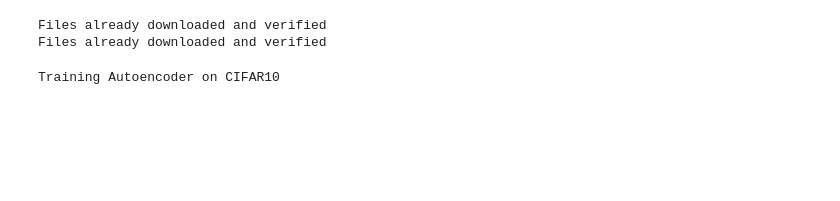
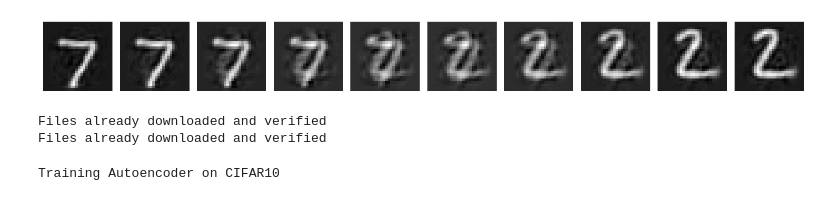
Before and after one commit to oren-ron/Deep_project, a Jupyter notebook: subtask1.ipynb, the cells around one changed output. Cells and saved outputs as stored; diff of their text form; code cells hidden in the pictures; blank space fills up the shorter version.

```diff
--- a/subtask1.ipynb
+++ b/subtask1.ipynb
@@ -352,3 +462,36 @@ KeyboardInterrupt:
+# %%
+def linear_interpolation(model, dataloader, device, num_steps=10):
+    model.eval()
+    images, labels = next(iter(dataloader))
+    img1, img2 = images[0].to(device), images[1].to(device)
+
+    # Flatten the images for the encoder
+    img1_flat = img1.unsqueeze(0).view(-1, model.input_dim)
+    img2_flat = img2.unsqueeze(0).view(-1, model.input_dim)
+
+    with torch.no_grad():
+        latent1 = model.encoder(img1_flat)
+        latent2 = model.encoder(img2_flat)
+
+    interpolations = []
+    for alpha in np.linspace(0, 1, num_steps):
+        latent_interp = (1 - alpha) * latent1 + alpha * latent2
+        with torch.no_grad():
+            recon_interp = model.decoder(latent_interp).view(-1, model.input_channels, model.input_size, model.input_size)
+        interpolations.append(recon_interp.cpu().squeeze(0))
+
+    fig, axes = plt.subplots(1, num_steps, figsize=(15, 5))
+    for i, interp in enumerate(interpolations):
+        axes[i].imshow(interp.permute(1, 2, 0).squeeze(), cmap='gray')
+        axes[i].axis('off')
+
+    plt.tight_layout()
+    plt.show()
+
+# Assuming `ae` is your autoencoder model and `test_loader` is your test dataloader
+linear_interpolation(ae, test_loader, device)
+# %% [output]
+[figure, added]
 # %%
 ####################################
 # %%
```
Also changed, not shown: parts of 19 cells of this notebook, 2 other files.
